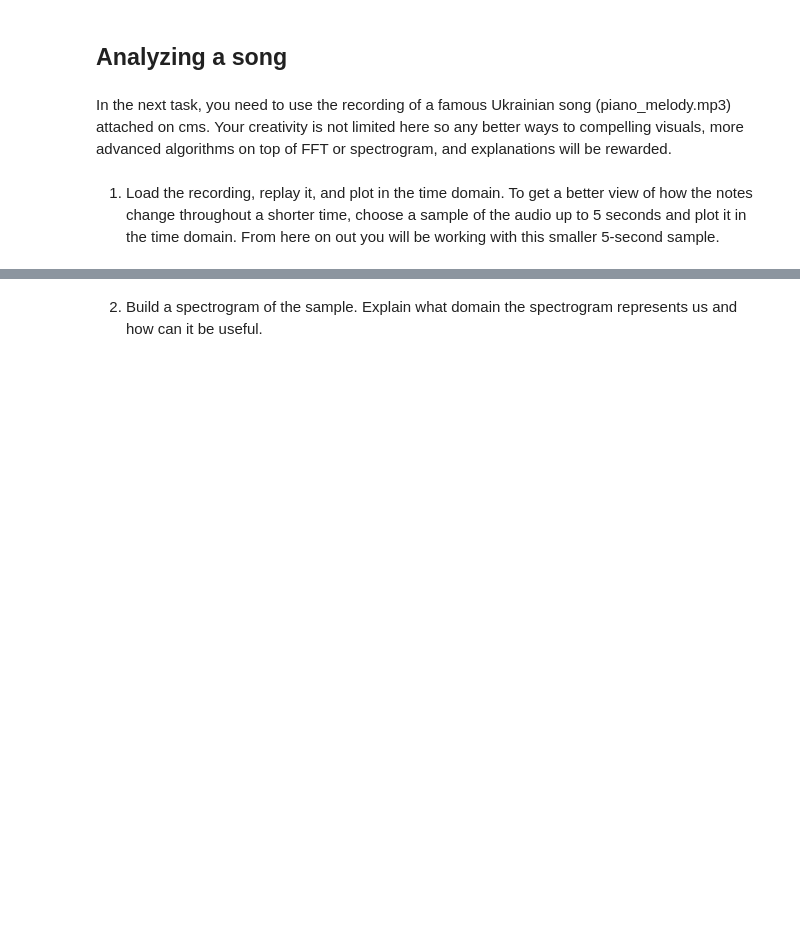
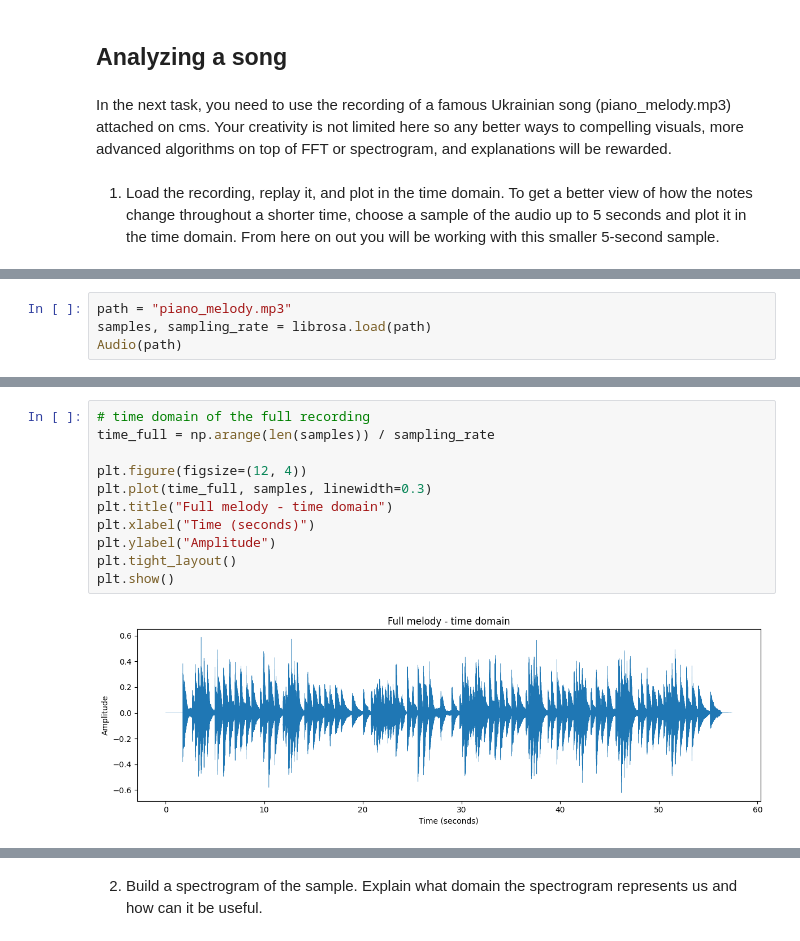
Before and after one commit to ArseniiStratiuk/Linear-Algebra-Fourier-Transform, a Jupyter notebook: LA_Lab_2_Template_2025.ipynb, the cells around one changed output, grey strips where cells are left out. Saved outputs shown, nothing was run; the diff lists cells and outputs as text; blank space fills up the shorter version.

```diff
--- a/LA_Lab_2_Template_2025.ipynb
+++ b/LA_Lab_2_Template_2025.ipynb
@@ -168,0 +163,4 @@ samples = samples[...]
+# %%
+path = "piano_melody.mp3"
+samples, sampling_rate = librosa.load(path)
+Audio(path)
@@ -168,0 +169,13 @@ samples = samples[...]
+# %%
+# time domain of the full recording
+time_full = np.arange(len(samples)) / sampling_rate
+
+plt.figure(figsize=(12, 4))
+plt.plot(time_full, samples, linewidth=0.3)
+plt.title("Full melody - time domain")
+plt.xlabel("Time (seconds)")
+plt.ylabel("Amplitude")
+plt.tight_layout()
+plt.show()
+# %% [output]
+[figure, added]
```
Also changed, not shown: parts of 8 cells of this notebook.
